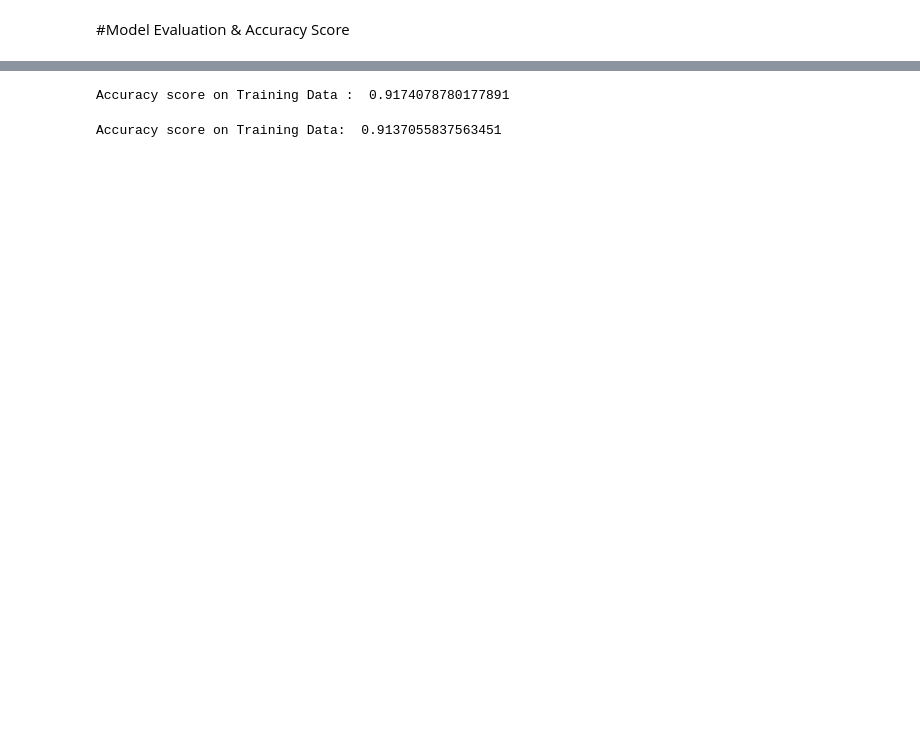
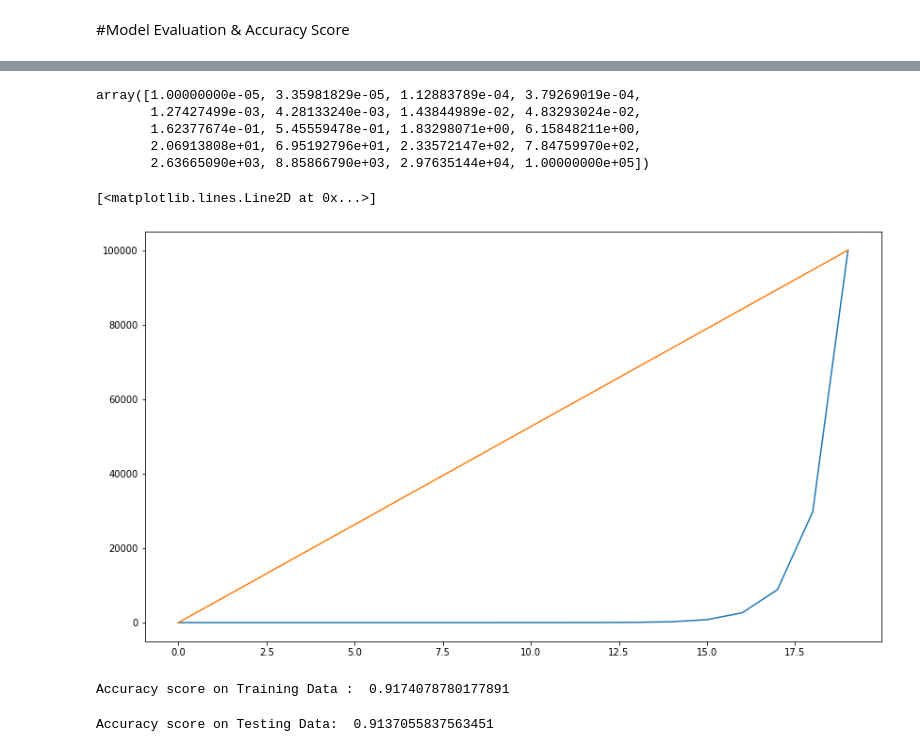
Before and after one commit to NimePeter/Credit-Card-Fraud, a Jupyter notebook: Copy_of_IDD_Peter.ipynb, the cells around one changed output, grey strips where cells are left out. Drawn from its saved outputs; the diff is of its cells as text; code cells hidden in the pictures; blank space fills up the shorter version.

```diff
--- a/Copy_of_IDD_Peter.ipynb
+++ b/Copy_of_IDD_Peter.ipynb
@@ -509,3 +673,22 @@ Training_Data_Accuracy = accuracy_score(X_Train_Prediction, Y_Train)
+# %%
+np.geomspace(1e-5, 1e5, num=20)
+# %% [output]
+array([1.00000000e-05, 3.35981829e-05, 1.12883789e-04, 3.79269019e-04,
+       1.27427499e-03, 4.28133240e-03, 1.43844989e-02, 4.83293024e-02,
+       1.62377674e-01, 5.45559478e-01, 1.83298071e+00, 6.15848211e+00,
+       2.06913808e+01, 6.95192796e+01, 2.33572147e+02, 7.84759970e+02,
+       2.63665090e+03, 8.85866790e+03, 2.97635144e+04, 1.00000000e+05])
+# %%
+# Creating a range for C values
+np.geomspace(1e-5, 1e5, num=20)
+
+# ploting it
+plt.plot(np.geomspace(1e-5, 1e5, num=20)) #  uniformly distributed in log space
+plt.plot(np.linspace(1e-5, 1e5, num=20)) # uniformly distributed in linear space, instead of log space
+# plt.plot(np.logspace(np.log10(1e-5) , np.log10(1e5) , num=20)) # same as geomspace
+# %% [output]
+[<matplotlib.lines.Line2D at 0x...>]
+[figure, added]
 # %%
 print('Accuracy score on Training Data : ', Training_Data_Accuracy)
 # %% [output]
@@ -515,6 +698,6 @@ Accuracy score on Training Data :  0.9174078780177891
 X_Test_Prediction = model.predict(X_Test)
 Test_Data_Accuracy = accuracy_score(X_Test_Prediction, Y_Test)
 # %%
-print('Accuracy score on Training Data: ', Test_Data_Accuracy)
+print('Accuracy score on Testing Data: ', Test_Data_Accuracy)
 # %% [output]
-Accuracy score on Training Data:  0.9137055837563451
+Accuracy score on Testing Data:  0.9137055837563451
```
Also changed, not shown: parts of 30 cells of this notebook.
